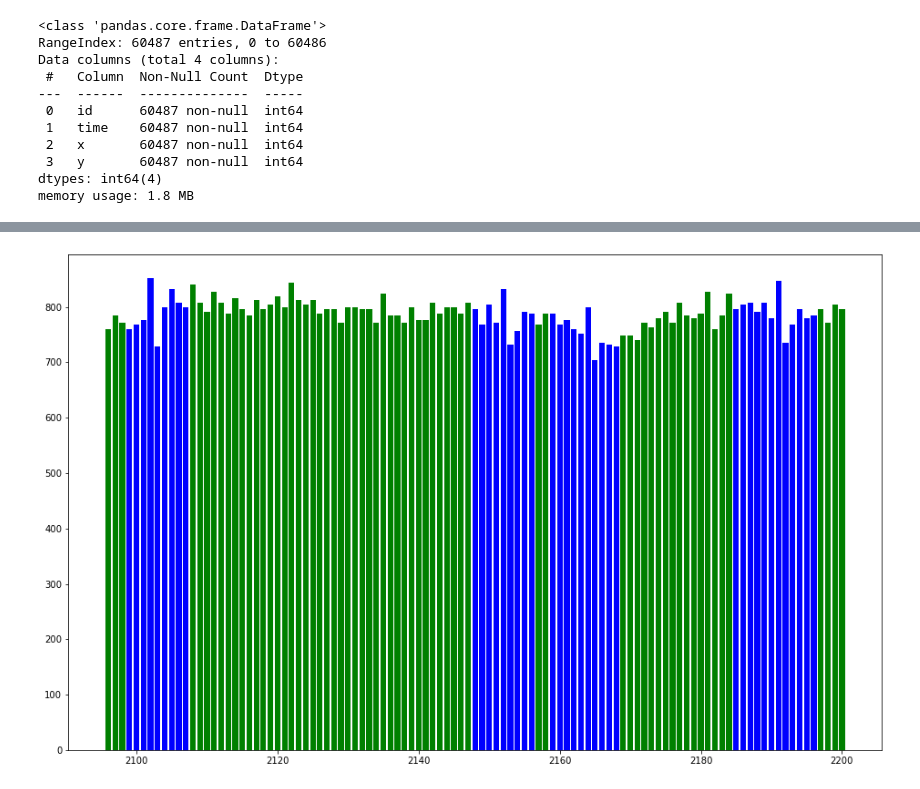
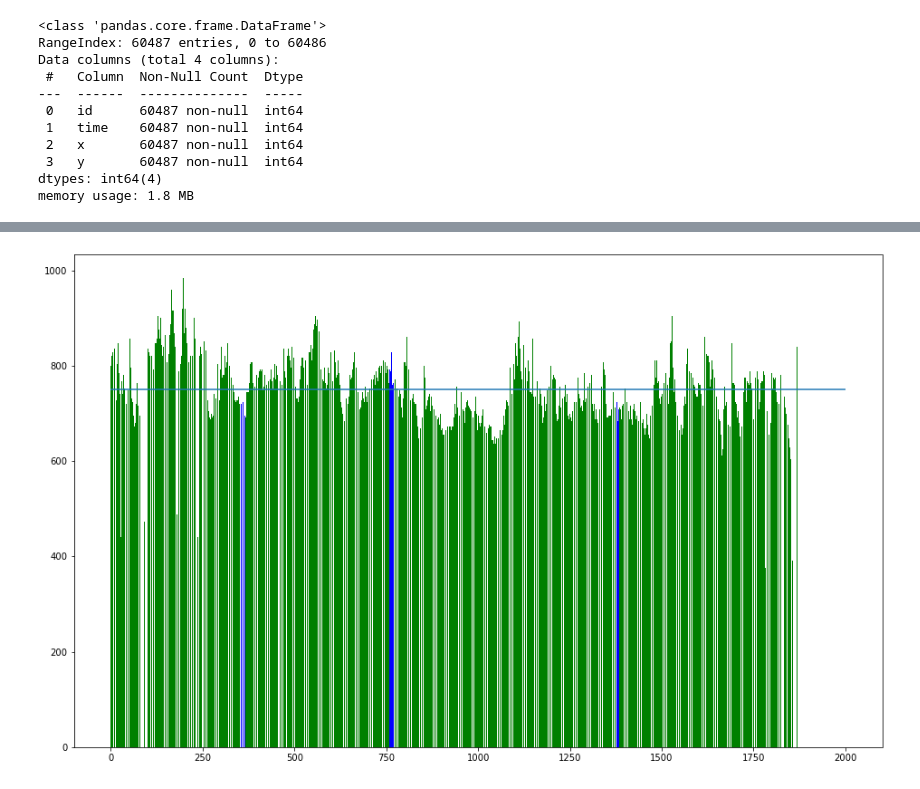
Before and after one commit to OnlyOneUseAcc/CardioSpike, a Jupyter notebook: testing.ipynb, the cells around one changed output, grey strips where cells are left out. Drawn from its saved outputs; the diff is of its cells as text; code cells hidden in the pictures.

Commit message:
some work with plots

```diff
--- a/testing.ipynb
+++ b/testing.ipynb
@@ -36,9 +44,17 @@ import matplotlib.pyplot as plt
+# %%
+mean = data.loc[data['id'] == 1, 'x'].mean()
+# %%
+data = data[data['x'] < 1.5 * mean]
+data = data[data['x'] > 0.5 * mean]
+
+mean = data.loc[data['id'] == 1, 'x'].mean()
 # %%
 data['color'] = 'g'
 data.loc[data['y'] == 1, 'color'] = 'b'
+plt.figure(figsize=(16, 10))
+plt.hlines(mean, 0, 2000)
 
-plt.figure(figsize=(16, 10))
-plt.bar(data.loc[data['id'] == 3].index, data.loc[data['id'] == 3, 'x'], color=data.loc[data['id'] == 3, 'color'] )
+plt.bar(data.loc[data['id'] == 1].index, data.loc[data['id'] == 1, 'x'], color=data.loc[data['id'] == 1, 'color'] )
 plt.savefig('testfig0.png')
 # %% [output]
-[figure, old version]
+[figure, new version]
```
Also changed, not shown: parts of 8 cells of this notebook, 2 other files.
